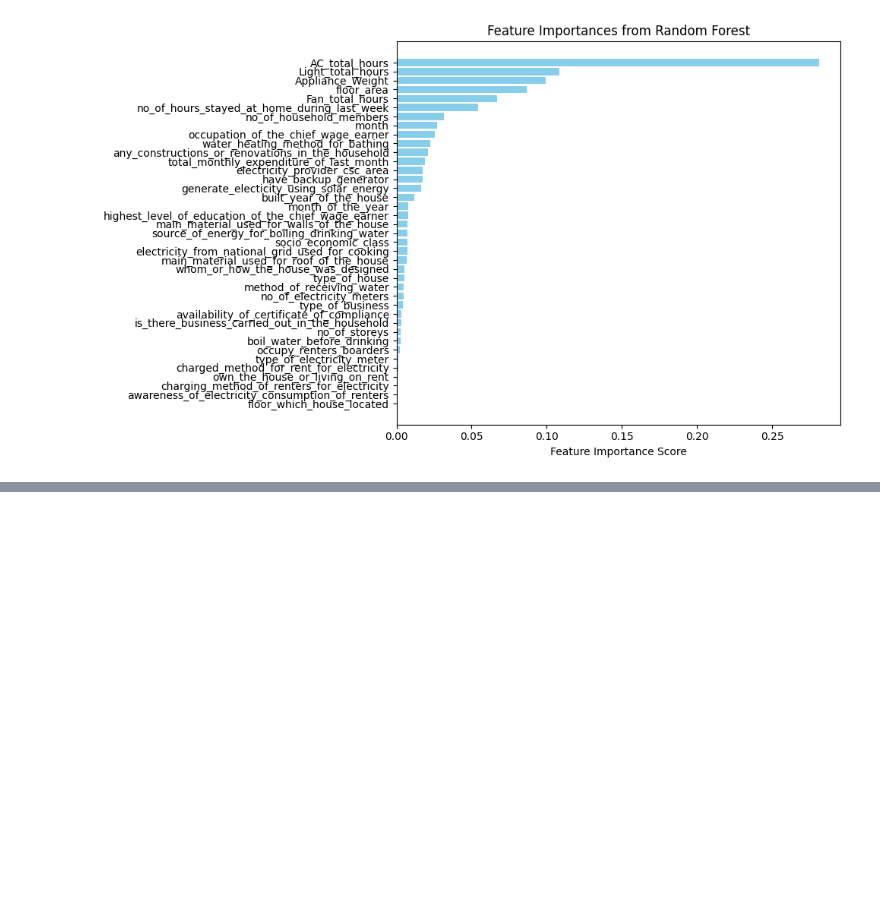
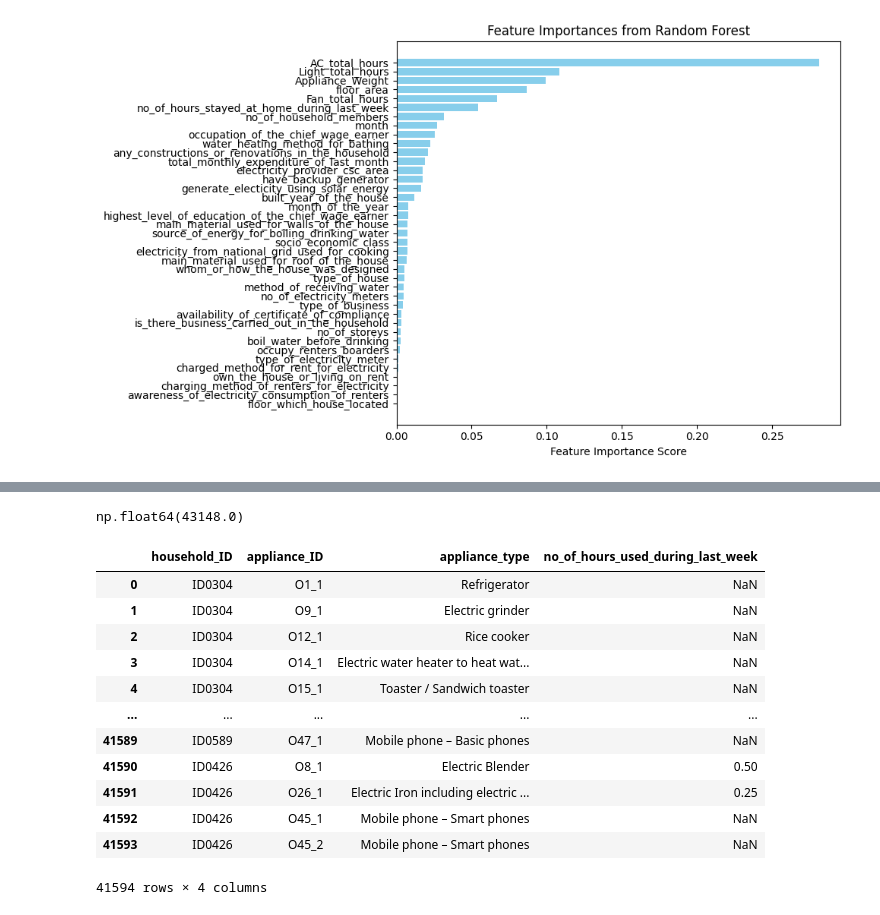
Before and after one commit to LIRNEasia/SL_electricity_consumption, a Jupyter notebook: notebooks/regressor_model.ipynb, the cells around one changed output, grey strips where cells are left out. Drawn from its saved outputs; the diff is of its cells as text; code cells hidden in the pictures; blank space fills up the shorter version.

Commit message:
imputing data

```diff
--- a/notebooks/regressor_model.ipynb
+++ b/notebooks/regressor_model.ipynb
@@ -423,0 +462,24 @@ plt.show()
+# %%
+#data['new_no_of_appliances'] = pd.to_numeric(data['new_no_of_appliances'], errors='coerce')
+# total number of appliances by the end of wave 2
+data.total.sum()
+# %% [output]
+np.float64(43148.0)
+# %%
+data2 = pd.read_csv('/Users/chanukaalgama/Desktop/SL_electricity_consumption/data/survey_data/wave_2/w2_appliance_usage.csv')
+# %%
+data2
+# %% [output]
+|  | household_ID | appliance_ID | appliance_type | no_of_hours_used_during_last_week |
+| 0 | ID0304 | O1_1 | Refrigerator | NaN |
+| 1 | ID0304 | O9_1 | Electric grinder | NaN |
+| 2 | ID0304 | O12_1 | Rice cooker | NaN |
+| 3 | ID0304 | O14_1 | Electric water heater to heat wat... | NaN |
+| 4 | ID0304 | O15_1 | Toaster / Sandwich toaster | NaN |
+| ... | ... | ... | ... | ... |
+| 41589 | ID0589 | O47_1 | Mobile phone – Basic phones | NaN |
+| 41590 | ID0426 | O8_1 | Electric Blender | 0.50 |
+| 41591 | ID0426 | O26_1 | Electric Iron including electric ... | 0.25 |
+| 41592 | ID0426 | O45_1 | Mobile phone – Smart phones | NaN |
+| 41593 | ID0426 | O45_2 | Mobile phone – Smart phones | NaN |
+41594 rows × 4 columns
```
Also changed, not shown: parts of 9 cells of this notebook, 3 other files.
